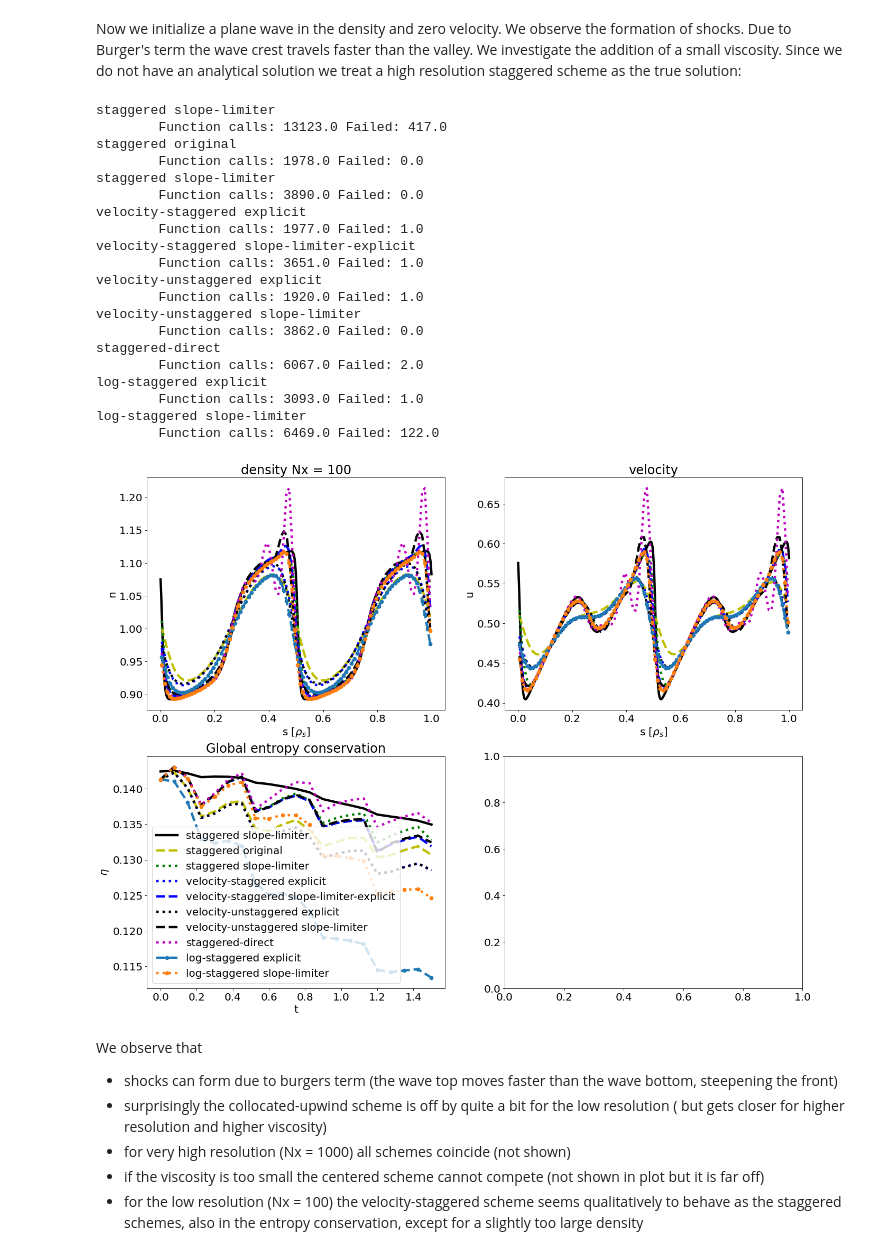
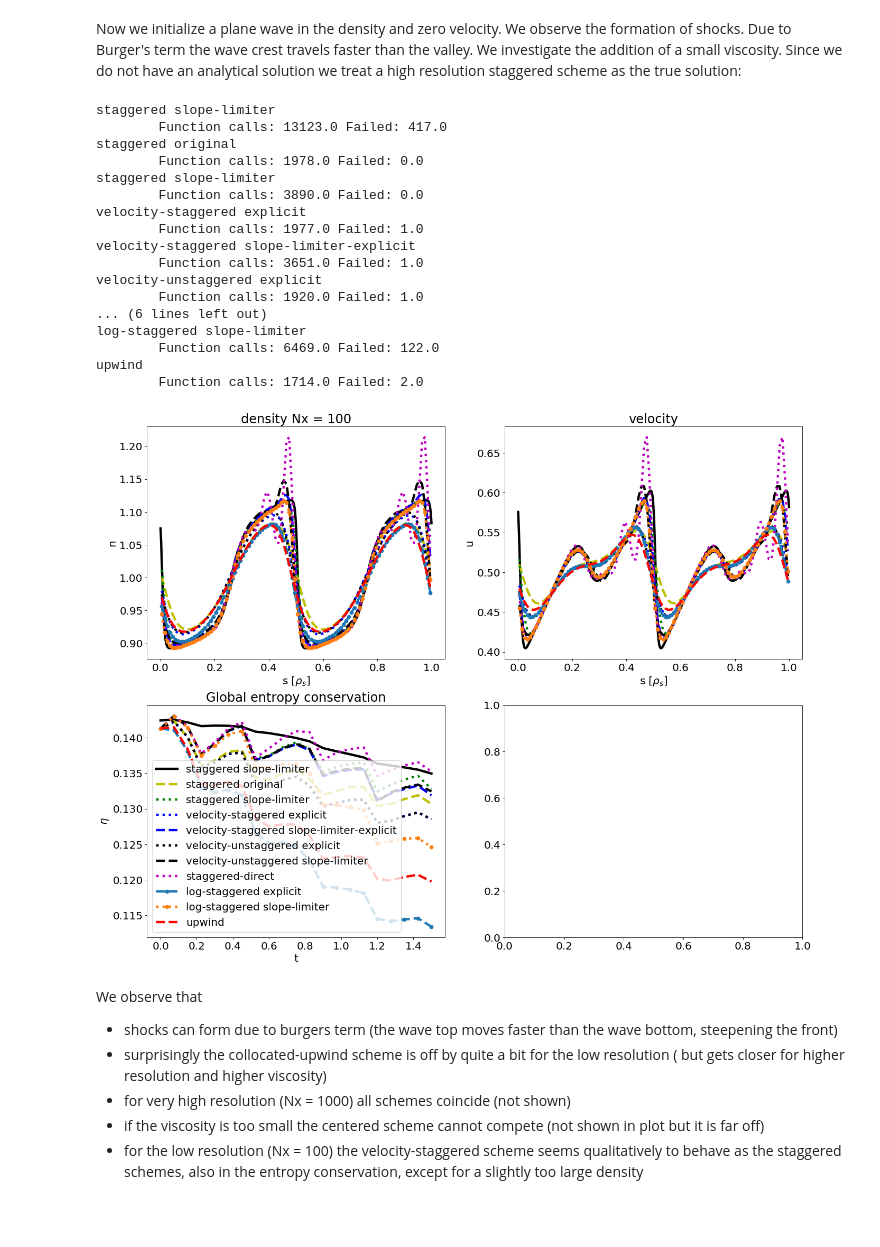
Before and after one commit to mwiesenberger/advection, a Jupyter notebook: OneDimensional.ipynb, the cells around one changed output. Drawn from its saved outputs; the diff is of its cells as text; code cells hidden in the pictures; blank space fills up the shorter version.

```diff
--- a/OneDimensional.ipynb
+++ b/OneDimensional.ipynb
@@ -588,7 +588,7 @@ for p in [
 #     {"type" : "staggered-direct", "ls" : "y--"},
 #    {"type" : "log-staggered", "ls" : "o:", "variant": "explicit"},
 #    {"type" : "log-staggered", "ls" : "o--", "variant": "slope-limiter"},
-#    {"type" : "upwind", "ls" : "r--"},
+   {"type" : "upwind", "ls" : "r--"},
 #    {"type" : "upwind2", "ls" : "r:"},
          ] :
     params = make_navier_stokes_input()
@@ -699,7 +701,7 @@ for p in [
     {"type" : "staggered-direct", "ls" : "m:"},
     {"type" : "log-staggered", "ls" : "o--", "variant" : "explicit"},
     {"type" : "log-staggered", "ls" : "o:", "variant" : "slope-limiter"},
-#     {"type" : "upwind", "ls" : "r--"},
+    {"type" : "upwind", "ls" : "r--"},
 #     {"type" : "upwind2", "ls" : "r:"},
          ] :
     params = make_navier_stokes_input()
@@ -727,40 +729,37 @@ for p in [
     if( p["type"] == "upwind" or p["type"] == "upwind2"
        or p["type"] == "centered" or p["type"] == "staggered-direct"
        or p["type"] == "log-staggered"):
         params["timestepper"]["type"] = "ERK"
         params["timestepper"]["tableau"]  = "Bogacki-Shampine-4-2-3"
     elif( p["variant"] == "explicit" or p["variant"] == "slope-limiter-explicit") :
         params["timestepper"]["type"] = "ERK"
         params["timestepper"]["tableau"]  = "Bogacki-Shampine-4-2-3"
     params["physical"] ["alpha"] = 1
     params["physical"] ["gamma"] = 1
 #     params["timestepper"]["type"] = "ERK"
 #     params["timestepper"]["tableau"]  = "Euler"
     params["advection"] = p
     p_list.append(params)
 plot_navier_stokes(p_list)
 # %% [output]
 staggered slope-limiter
         Function calls: 13123.0 Failed: 417.0
 staggered original
         Function calls: 1978.0 Failed: 0.0
 staggered slope-limiter
         Function calls: 3890.0 Failed: 0.0
 velocity-staggered explicit
         Function calls: 1977.0 Failed: 1.0
 velocity-staggered slope-limiter-explicit
         Function calls: 3651.0 Failed: 1.0
 velocity-unstaggered explicit
         Function calls: 1920.0 Failed: 1.0
-velocity-unstaggered slope-limiter
-        Function calls: 3862.0 Failed: 0.0
-staggered-direct
-        Function calls: 6067.0 Failed: 2.0
-log-staggered explicit
-        Function calls: 3093.0 Failed: 1.0
+... (6 lines left out)
 log-staggered slope-limiter
         Function calls: 6469.0 Failed: 122.0
+upwind
+        Function calls: 1714.0 Failed: 2.0
-[figure, old version]
+[figure, new version]
 # %% [markdown]
 We observe that
 - shocks can form due to burgers term (the wave top moves faster than the wave bottom, steepening the front)
```
Also changed, not shown: parts of 1 cell of this notebook.
